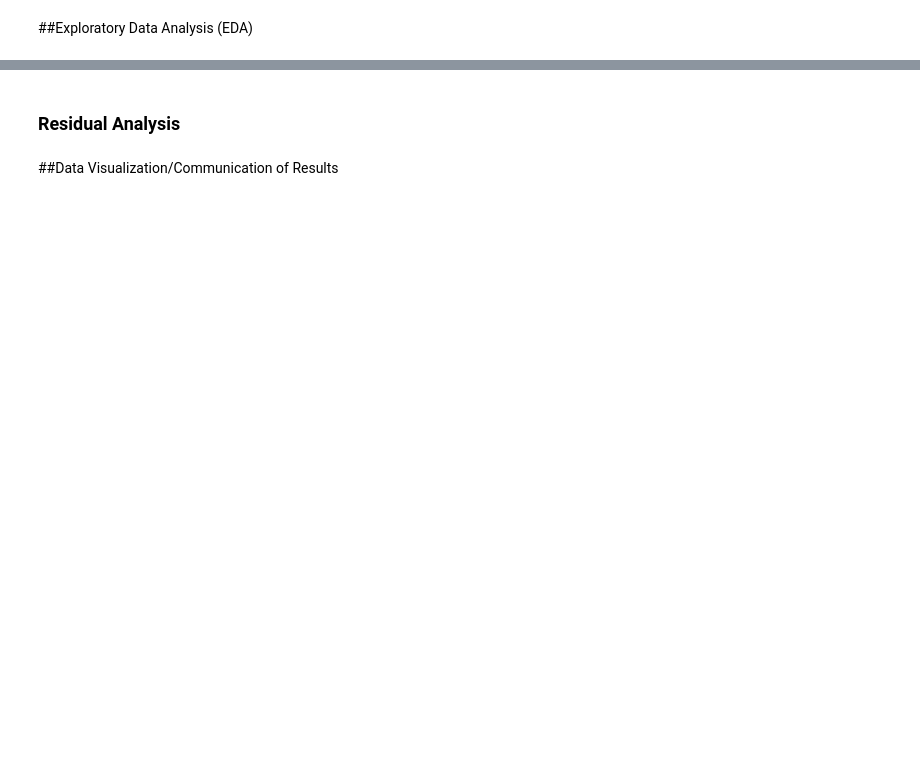
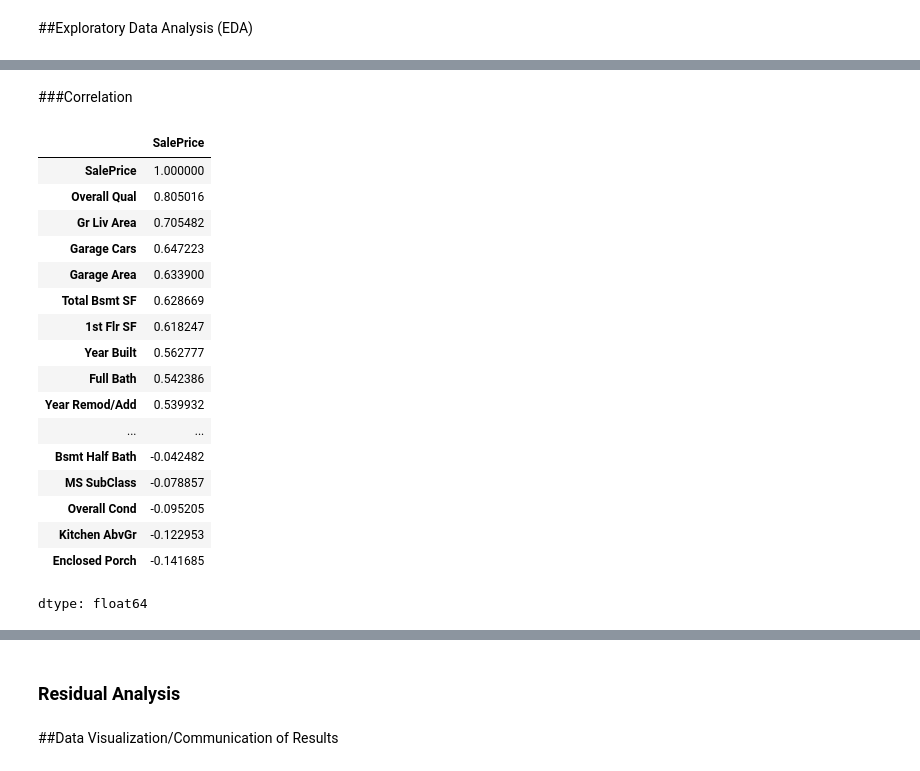
Before and after one commit to test-ds-21/stephanie465337___Data-Science-Portfolio-C21, a Jupyter notebook: Projects/Project-2/Housing.ipynb, the cells around one changed output, grey strips where cells are left out. Cells and saved outputs as stored; diff of their text form; code cells hidden in the pictures; blank space fills up the shorter version.

```diff
--- a/Projects/Project-2/Housing.ipynb
+++ b/Projects/Project-2/Housing.ipynb
@@ -367,3 +311,28 @@ y = df['SalePrice'].copy()
+# %% [markdown]
+###Correlation
+# %%
+corr = df_clean.corr(numeric_only=True)
+
+corr['SalePrice'].sort_values(ascending=False)
+# %% [output]
+|  | SalePrice |
+| SalePrice | 1.000000 |
+| Overall Qual | 0.805016 |
+| Gr Liv Area | 0.705482 |
+| Garage Cars | 0.647223 |
+| Garage Area | 0.633900 |
+| Total Bsmt SF | 0.628669 |
+| 1st Flr SF | 0.618247 |
+| Year Built | 0.562777 |
+| Full Bath | 0.542386 |
+| Year Remod/Add | 0.539932 |
+| ... | ... |
+| Bsmt Half Bath | -0.042482 |
+| MS SubClass | -0.078857 |
+| Overall Cond | -0.095205 |
+| Kitchen AbvGr | -0.122953 |
+| Enclosed Porch | -0.141685 |
+dtype: float64
 # %%
 cols = ['SalePrice'] + df_int.columns.tolist()
 df_lr = df[cols]
```
Also changed, not shown: parts of 37 cells of this notebook.
